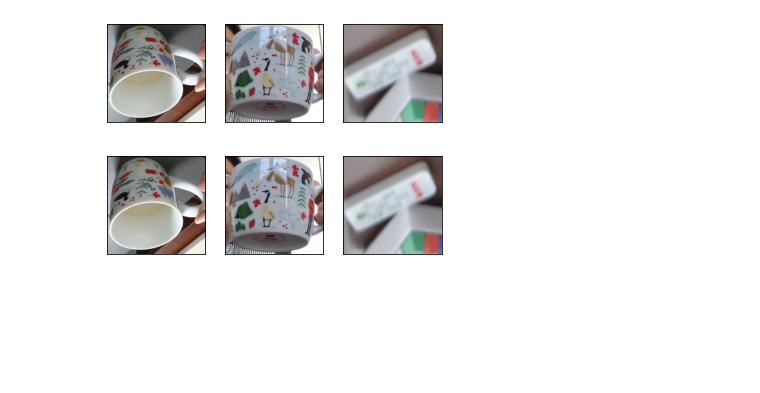
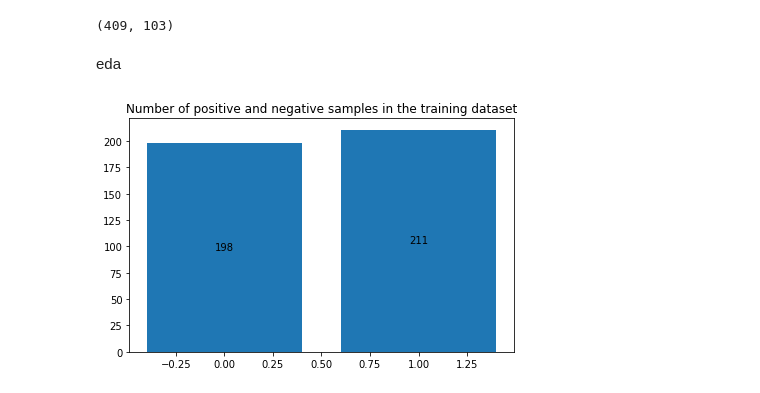
Before and after one commit to rchllllll/cp5105-capstone-proj, a Jupyter notebook: siamese.ipynb, the cells around one changed output. Saved outputs shown, nothing was run; the diff lists cells and outputs as text; code cells hidden in the pictures; blank space fills up the shorter version.

Commit message:
colab init + added eda + added testing pipeline

```diff
--- a/siamese.ipynb
+++ b/siamese.ipynb
@@ -40,8 +116,0 @@ show([a, p, n])
-# %%
-a_t = transforms(a)
-p_t = transforms(p)
-n_t = transforms(n)
-
-show([a_t, p_t, n_t])
-# %% [output]
-[figure, removed]
@@ -57,24 +117,41 @@ DEVICE = 'cpu'
-# %%
-class APN_Dataset(Dataset):
-  def __init__(self, train=True):
-    if train:
-      self.data_dir = "." + DATA_DIR + "train/"
-    else:
-      self.data_dir = "." + DATA_DIR + "test/"
-
-  def __len__(self):
-    return len(os.listdir(self.data_dir)) // 3
-
-  def __getitem__(self, idx):
-    A_img = transforms(read_image(self.data_dir + "anchor" + str(idx) + ".jpg"))
-    P_img = transforms(read_image(self.data_dir + "positive" + str(idx) + ".jpg"))
-    N_img = transforms(read_image(self.data_dir + "negative" + str(idx) + ".jpg"))
-
-    return A_img, P_img, N_img
-
-train = APN_Dataset()
-idx = 0
-A, P, N = train[idx]
-show([A, P, N])
-# %% [output]
-[figure, removed]
+# %%
+full_dataset = SiameseDataset(images_folder_path=IMAGES_DATA_DIR, transform=transforms, num_samples=NUM_SAMPLES)
+
+train_size = int(0.8 * len(full_dataset))
+val_size = len(full_dataset) - train_size
+
+train_dataset, val_dataset = torch.utils.data.random_split(full_dataset, [train_size, val_size])
+
+trainloader = DataLoader(train_dataset,
+                        shuffle = True,
+                        num_workers = 2,
+                        batch_size = BATCH_SIZE)
+valloader = DataLoader(val_dataset,
+                       shuffle = False,
+                       num_workers = 2,
+                       batch_size = BATCH_SIZE)
+# %%
+train_size, val_size
+# %% [output]
+(409, 103)
+# %% [markdown]
+eda
+# %%
+sampleloader = DataLoader(train_dataset, batch_size = train_size)
+dataiter = iter(sampleloader)
+
+img1, img2, img1class, img2class, label = next(dataiter)
+class_names = full_dataset.class_names
+# %%
+counter = collections.Counter(label.numpy())
+
+fig, ax = plt.subplots()
+
+p = plt.bar(counter.keys(), counter.values())
+plt.bar_label(p, label_type='center')
+
+ax.set_title("Number of positive and negative samples in the training dataset")
+fig.tight_layout()
+plt.show()
+# %% [output]
+[figure, added]
```
Also changed, not shown: parts of 25 cells of this notebook.
